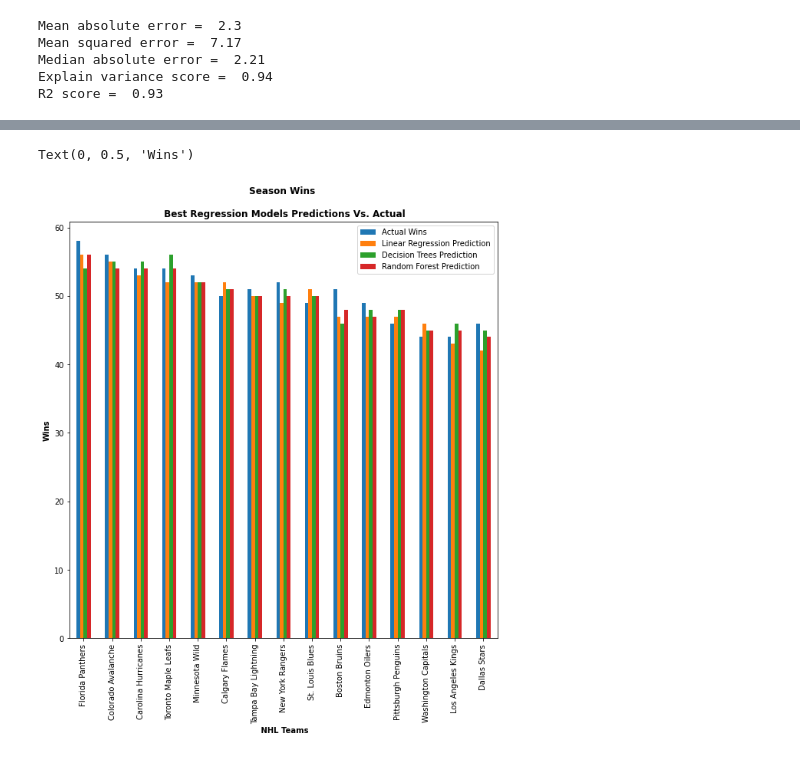
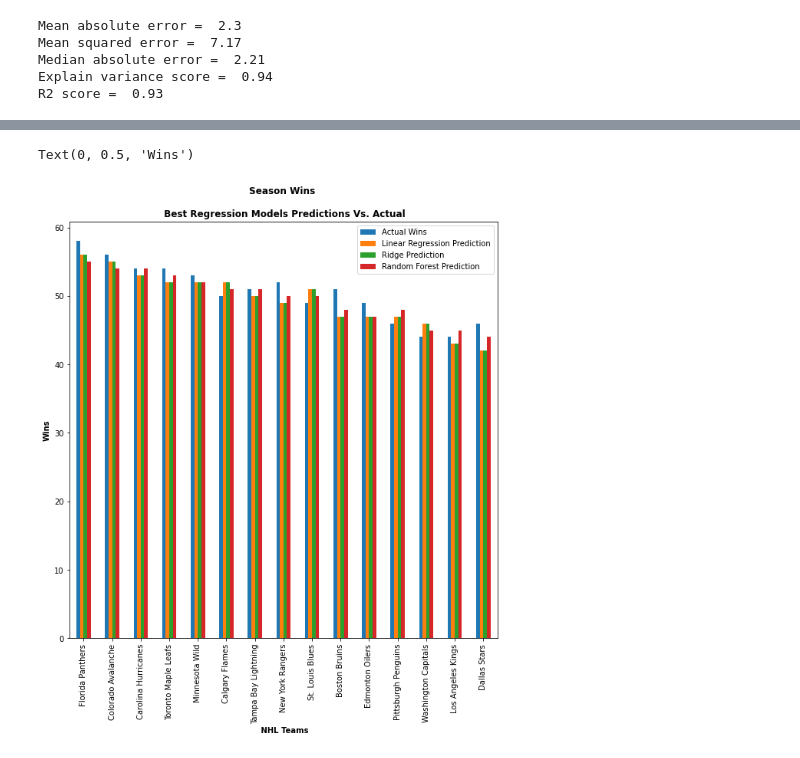
Before and after one commit to joelejchental/Portfolio---Data-Science, a Jupyter notebook: NHL Predict Wins - Machine Learning.ipynb, the cells around one changed output, grey strips where cells are left out. Cells and saved outputs as stored; diff of their text form; code cells hidden in the pictures.

```diff
--- a/NHL Predict Wins - Machine Learning.ipynb
+++ b/NHL Predict Wins - Machine Learning.ipynb
@@ -266,22 +270,22 @@ print(team_stats_2021_2022['Gaussian Regression'].mean())
 # %%
 # plotting best regression models to observe the results more clearly
 
 plotdata = pd.DataFrame({
     "Actual Wins": team_stats_2021_2022['Wins'][:15].tolist(),
     "Linear Regression Prediction": team_stats_2021_2022['Linear Regression'][:15].tolist(),
-    'Decision Trees Prediction' : team_stats_2021_2022['Decision Tree Regression'][:15].tolist(),
+    'Ridge Prediction' : team_stats_2021_2022['Ridge Regression'][:15].tolist(),
     'Random Forest Prediction': team_stats_2021_2022['Random Forest Regression'][:15].tolist(),
     },
     index = team_stats_2021_2022['Team'][:15].tolist()
 )
 
 plotdata.plot(kind="bar", figsize=(10,10))
 plt.title("Season Wins \n\n Best Regression Models Predictions Vs. Actual", fontweight="bold")
 plt.xlabel(" NHL Teams", fontweight="bold")
 plt.ylabel("Wins", fontweight="bold")
 # %% [output]
 Text(0, 0.5, 'Wins')
-[figure, old version]
+[figure, new version]
 # %%
 team_stats_2021_2022.set_index(['Team', 'Wins'], inplace=True)
 # Set index to 'Team, Wins' for clarity
```
Also changed, not shown: parts of 9 cells of this notebook.
